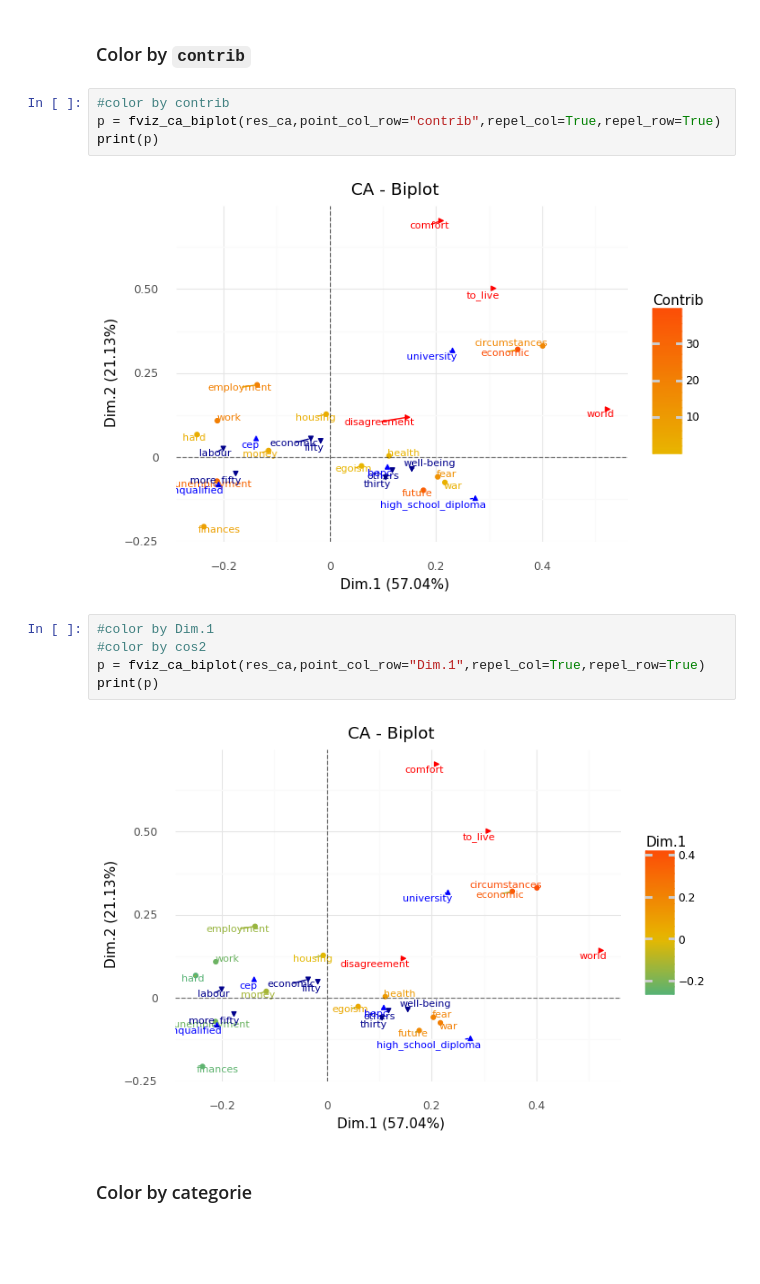
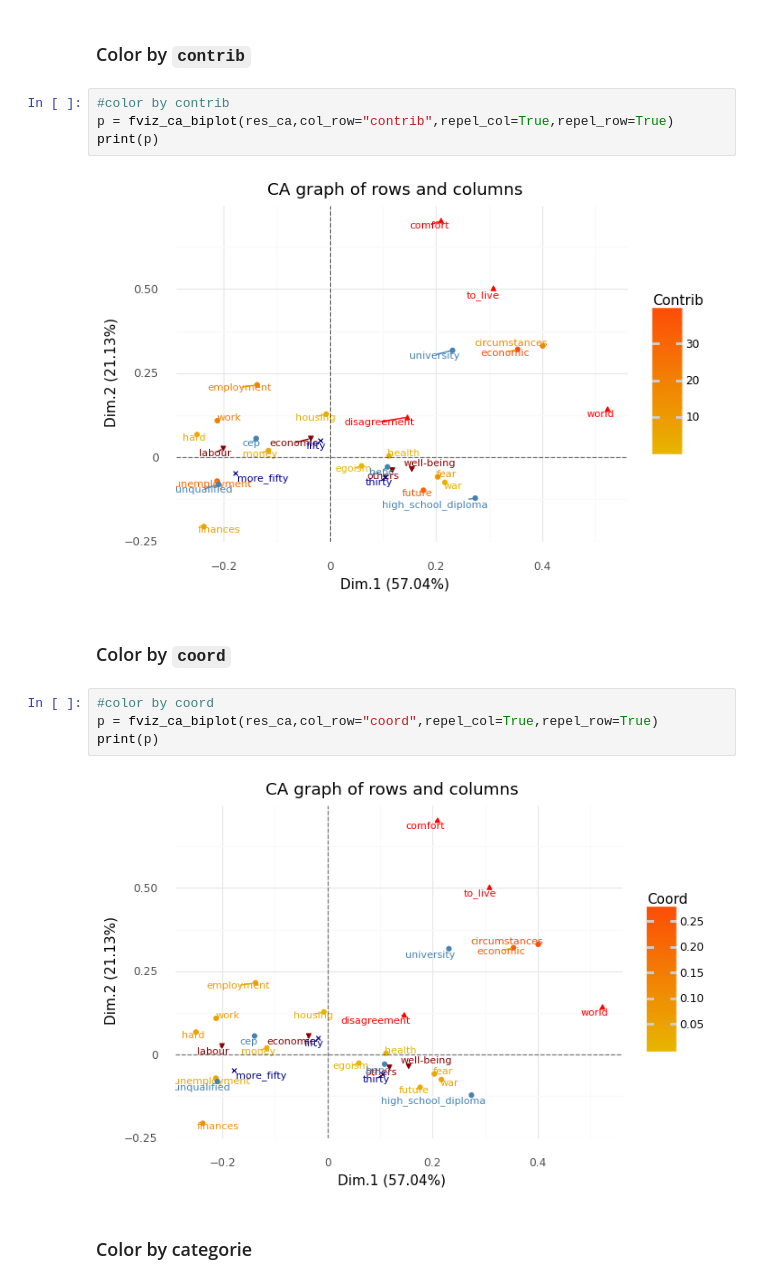
Before and after one commit to enfantbenidedieu/scientisttools, a Jupyter notebook: notebooks/04 - CA/01-CA-children-graphics.ipynb, the cells around one changed output. Drawn from its saved outputs; the diff is of its cells as text; blank space fills up the shorter version.

```diff
--- a/notebooks/04 - CA/01-CA-children-graphics.ipynb
+++ b/notebooks/04 - CA/01-CA-children-graphics.ipynb
@@ -193,17 +234,18 @@ print(p)
 ### Color by `contrib`
 # %%
 #color by contrib
-p = fviz_ca_biplot(res_ca,point_col_row="contrib",repel_col=True,repel_row=True)
+p = fviz_ca_biplot(res_ca,col_row="contrib",repel_col=True,repel_row=True)
 print(p)
 # %% [output]
-[figure, old version]
+[figure, new version]
+# %% [markdown]
+### Color by `coord`
 # %%
-#color by Dim.1
-#color by cos2
-p = fviz_ca_biplot(res_ca,point_col_row="Dim.1",repel_col=True,repel_row=True)
+#color by coord
+p = fviz_ca_biplot(res_ca,col_row="coord",repel_col=True,repel_row=True)
 print(p)
 # %% [output]
-[figure, old version]
+[figure, new version]
 # %% [markdown]
 ### Color by categorie
 # %%
```
Also changed, not shown: parts of 39 cells of this notebook.
